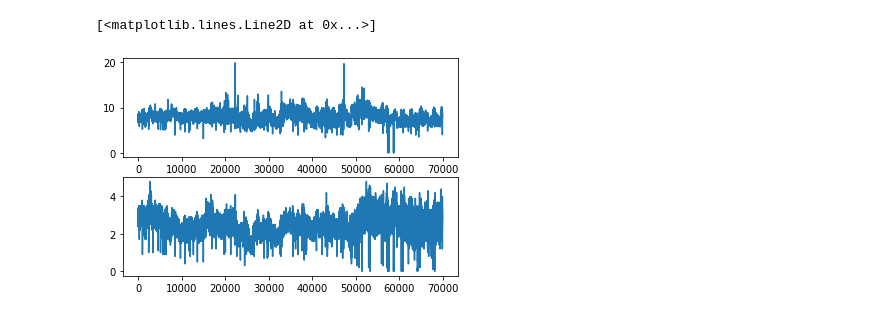
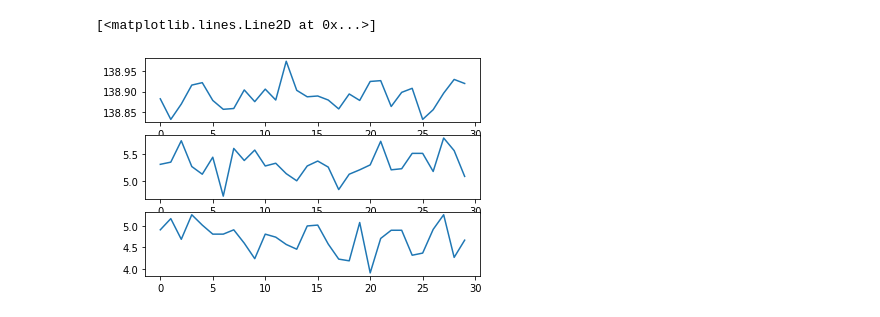
Before and after one commit to hsnam95/my, a Jupyter notebook: ctr.ipynb, the cells around one changed output. Saved outputs shown, nothing was run; the diff lists cells and outputs as text; code cells hidden in the pictures.

```diff
--- a/ctr.ipynb
+++ b/ctr.ipynb
@@ -5,6 +5,6 @@ import pandas as pd
 import matplotlib.pyplot as plt
 import numpy as np
 
-df0 = pd.read_csv('0-SQC_RAWDCDATA_202210061010.csv')
-df1 = pd.read_csv('1-SQC_RAWDCDATA_202210061005.csv')
-df1_2 = pd.read_csv('1-SQC_RAWDCDATA_202210061005_2.csv')
+dfx = pd.read_csv('20210104X.CSV',encoding='cp949', index_col=False)
+dfy1 = pd.read_csv('20210104Y1.CSV',encoding='cp949', index_col=False)
+dfy2 = pd.read_csv('20210104Y2.CSV',encoding='cp949', index_col=False)
@@ -29,9 +97,11 @@ plt.plot(df1.작동측정값)
 # %%
 plt.figure()
-plt.subplot(2,1,1)
-plt.plot(df1_2.기동측정값)
-plt.subplot(2,1,2)
-plt.plot(df1_2.작동측정값)
+plt.subplot(3,1,1)
+plt.plot(dfx.코킹거리측정[:30])
+plt.subplot(3,1,2)
+plt.plot(dfy1.기동측정값[:30])
+plt.subplot(3,1,3)
+plt.plot(dfy2.작동측정값[:30])
 # %% [output]
 [<matplotlib.lines.Line2D at 0x...>]
-[figure, old version]
+[figure, new version]
```
Also changed, not shown: parts of 12 cells of this notebook.
